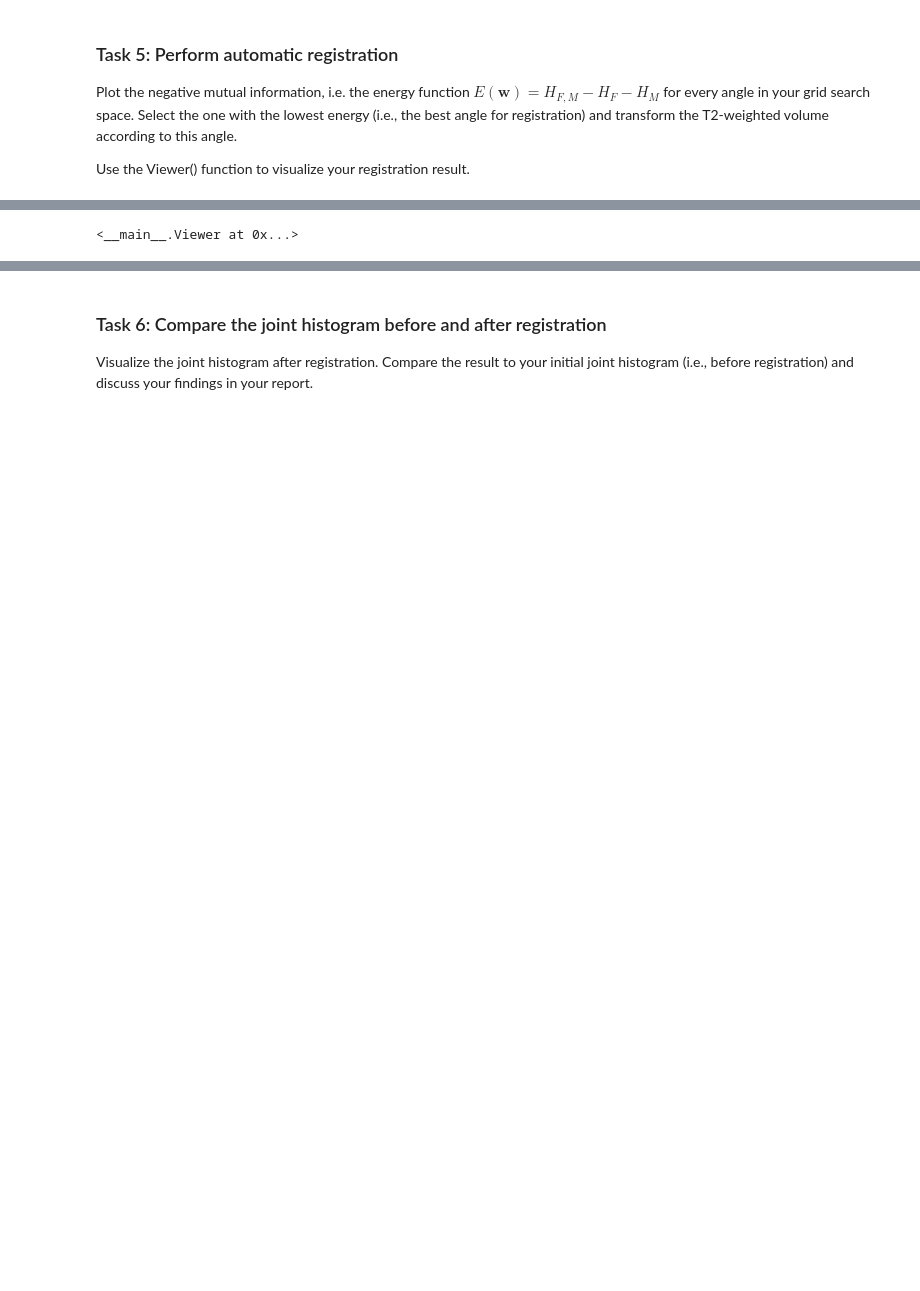
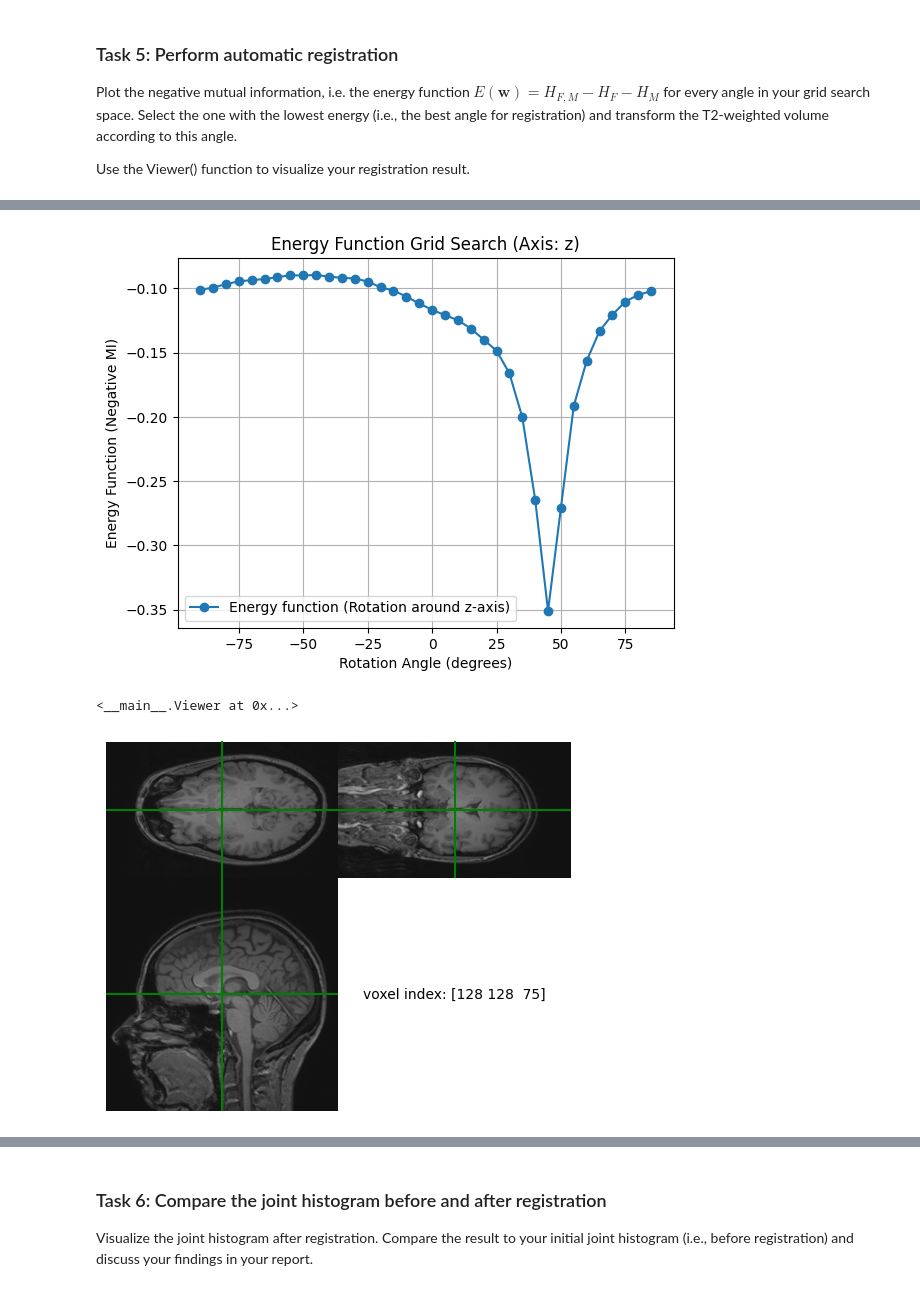
Before and after one commit to aliciags/medical-image-analysis-dtu, a Jupyter notebook: w3/Ex3_student.ipynb, the cells around one changed output, grey strips where cells are left out. Drawn from its saved outputs; the diff is of its cells as text; code cells hidden in the pictures; blank space fills up the shorter version.

```diff
--- a/w3/Ex3_student.ipynb
+++ b/w3/Ex3_student.ipynb
@@ -501,59 +490,79 @@ Best angle in z: 65 degrees, Highest Mutual Information: 0.1491
 Plot the negative mutual information, i.e. the energy function $E(\mathbf{w})= H_{F,M}-H_{F}-H_{M}$ for every angle in your grid search space. Select the one with the lowest energy (i.e., the best angle for registration) and transform the T2-weighted volume according to this angle.
 
 Use the Viewer() function to visualize your registration result.
+# %%
+def calculate_energy_function(hist, t1_masked, t2_masked, bins=32):
+    """
+    Calculate the mutual information based on marginal and joint histograms.
+    """
+    # Compute the marginal histograms for T1 and T2
+    hist_T1, _ = np.histogram(t1_masked, bins=bins)
+    hist_T2, _ = np.histogram(t2_masked, bins=bins)
+
+    # Calculate entropies for the marginal and joint histograms
+    H_T1 = calculate_entropy(hist_T1)
+    H_T2 = calculate_entropy(hist_T2)
+    H_joint = calculate_entropy(hist)
+
+    # Mutual Information = Entropy(T1) + Entropy(T2) - Joint Entropy(T1, T2)
+    energy = H_joint - H_T1 - H_T2
+
+    return energy
 # %%
 # Storage for the energy (negative MI) values
-energy_values = []
+energy_values = np.zeros(len(angle_range))
 
-# Assuming rotation is around the x-axis
-for theta_x in angle_range_radians:
+# T1 voxel coordinates to world coordinates
+T1_vox_to_world = T1_affine @ T1_voxel_coords
 
-    # Step 1: Create the rotation matrix
-    R_x = rotation_matrix_x(theta_x)
+# Assuming rotation is around the z-axis
+for i, theta_z in enumerate(angle_range_radians):
 
-    # Step 2: Apply the rotation matrix to the voxel coordinates (same as before)
-    T2_voxel_coords_rotated = R_x @ T2_voxel_coords_n[:3, :]
+    # Create the rotation matrix
+    R_z = rotation_matrix_z(theta_z)
 
-    # Step 3: Resample the T2-weighted volume
-    T2_data_resampled = scipy.ndimage.map_coordinates(T2_data, T2_voxel_coords_rotated, order=3).reshape(T1_data.shape)
+    # rotate the world coordinates
+    T1_vox_to_world_rotated = R_z @ T1_vox_to_world[:3, :]
 
-    # Step 4: Compute the mutual information (MI)
-    t1_masked, t2_masked = mask_and_flatten(T1_data, T2_data_resampled, threshold=10)
+    # world coordinates to T2 voxel coordinates
+    T2_compute_rotated_to_vox = np.linalg.inv(T2_affine) @ np.vstack((T1_vox_to_world_rotated, np.ones((1, V1.size))))
+    T2_rotated = map_coordinates(T2_data, T2_compute_rotated_to_vox[:3], order=3).reshape(T1_data.shape)
+
+    # Compute the energy function
+    t1_masked, t2_masked = mask(T1_data, T2_rotated, threshold=10)
     hist = np.histogram2d(t1_masked, t2_masked, bins=32)[0]
-    mi_value = calculate_mutual_information(hist, t1_masked, t2_masked, bins=32)
+    energy = calculate_energy_function(hist, t1_masked, t2_masked, bins=32)
 
-    # Calculate the energy function (negative MI)
-    energy = -mi_value
-    energy_values.append(energy)
+    # Store the energy value for this angle
+    energy_values[i] = energy
 
-    print(f"Angle: {np.rad2deg(theta_x):.2f}°, Energy: {energy:.4f}")
-
-# Step 5: Find the angle with the lowest energy
+# Find the angle with the lowest energy
 best_angle_index = np.argmin(energy_values)
 best_angle = angle_range[best_angle_index]
 
 print(f"Best angle: {best_angle} degrees, Lowest Energy: {energy_values[best_angle_index]:.4f}")
 
-#Plot the graph
-plt.plot(angle_range, energy_values, marker='o')
+# Plot the graph
+plt.plot(angle_range, energy_values, marker='o', label='Energy function (Rotation around z-axis)')
 plt.xlabel('Rotation Angle (degrees)')
-plt.ylabel('Energy (Negative Mutual Information)')
-plt.title('Energy Function vs. Rotation Angle')
-plt.grid(True)
+plt.ylabel('Energy Function (Negative MI)')
+plt.title('Energy Function Grid Search (Axis: z)')
+plt.grid()
+plt.legend()
 plt.show()
 
 # Get the best rotation angle
-best_theta_x = np.deg2rad(best_angle)
+best_theta_z = np.deg2rad(best_angle)
 
 # Create the rotation matrix for the best angle
-R_x_best = rotation_matrix_x(best_theta_x)
+R_z_best = rotation_matrix_x(best_theta_z)
 
 # Apply the best rotation matrix to the voxel coordinates
-T2_voxel_coords_best_rotated = R_x_best @ T2_voxel_coords_n[:3, :]
+T2_voxel_coords_best_rotated = R_z_best @ T2_voxel_coords_n[:3, :]
 
 # Resample the T2-weighted volume using the best rotation
 T2_data_best_resampled = scipy.ndimage.map_coordinates(T2_data, T2_voxel_coords_best_rotated, order=3).reshape(T1_data.shape)
 
-# Step 4: Visualize the final registration result
+# Visualize the final registration result
 Viewer(T2_data_best_resampled / T2_data_best_resampled.max() + T1_data / T1_data.max())
 # %% [output]
@@ -574 +570,3 @@ Best angle: 0 degrees, Lowest Energy: -0.1167
+[figure, added]
 <__main__.Viewer at 0x...>
+[figure, added]
```
Also changed, not shown: parts of 21 cells of this notebook, 5 other files.
